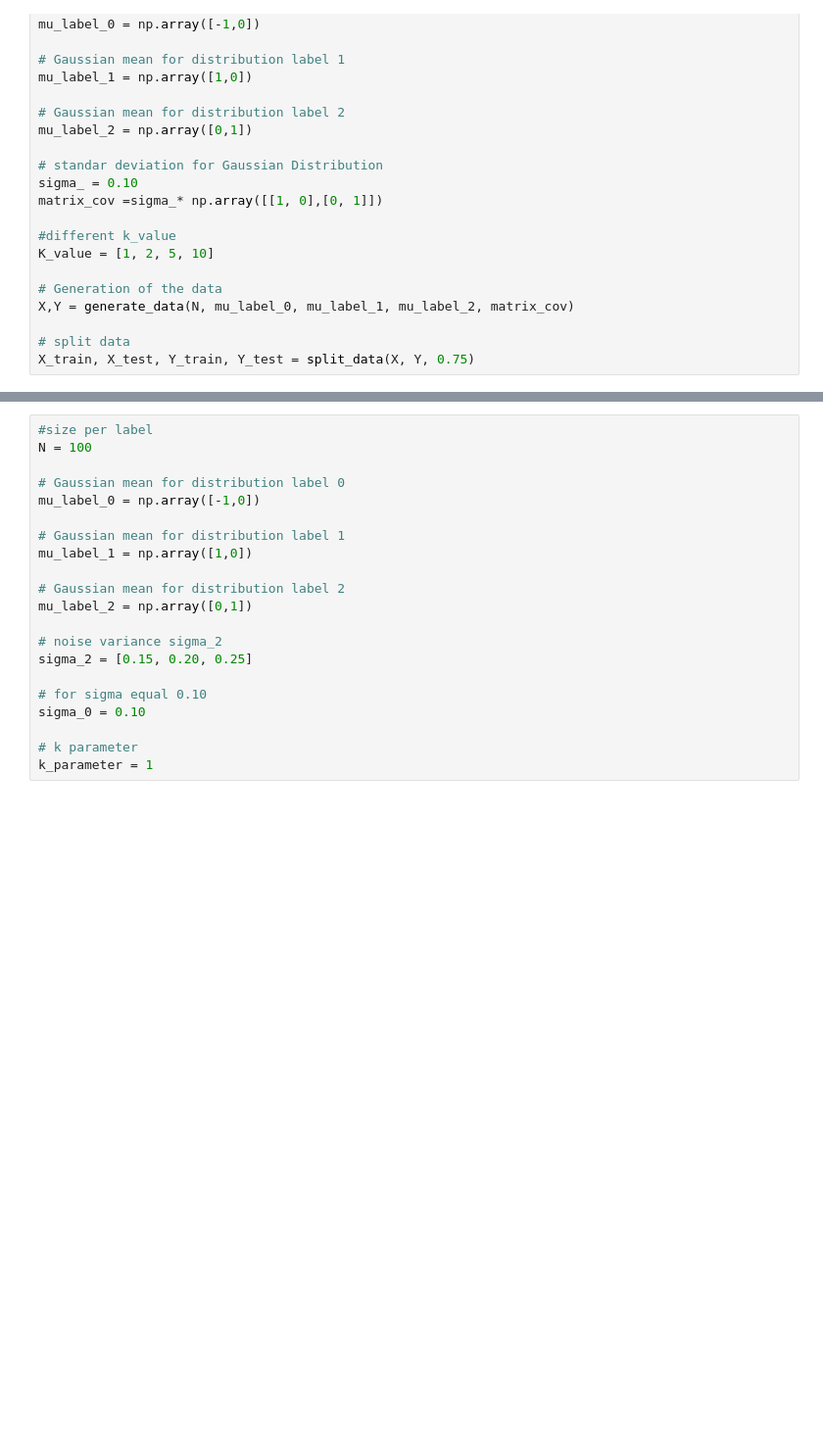
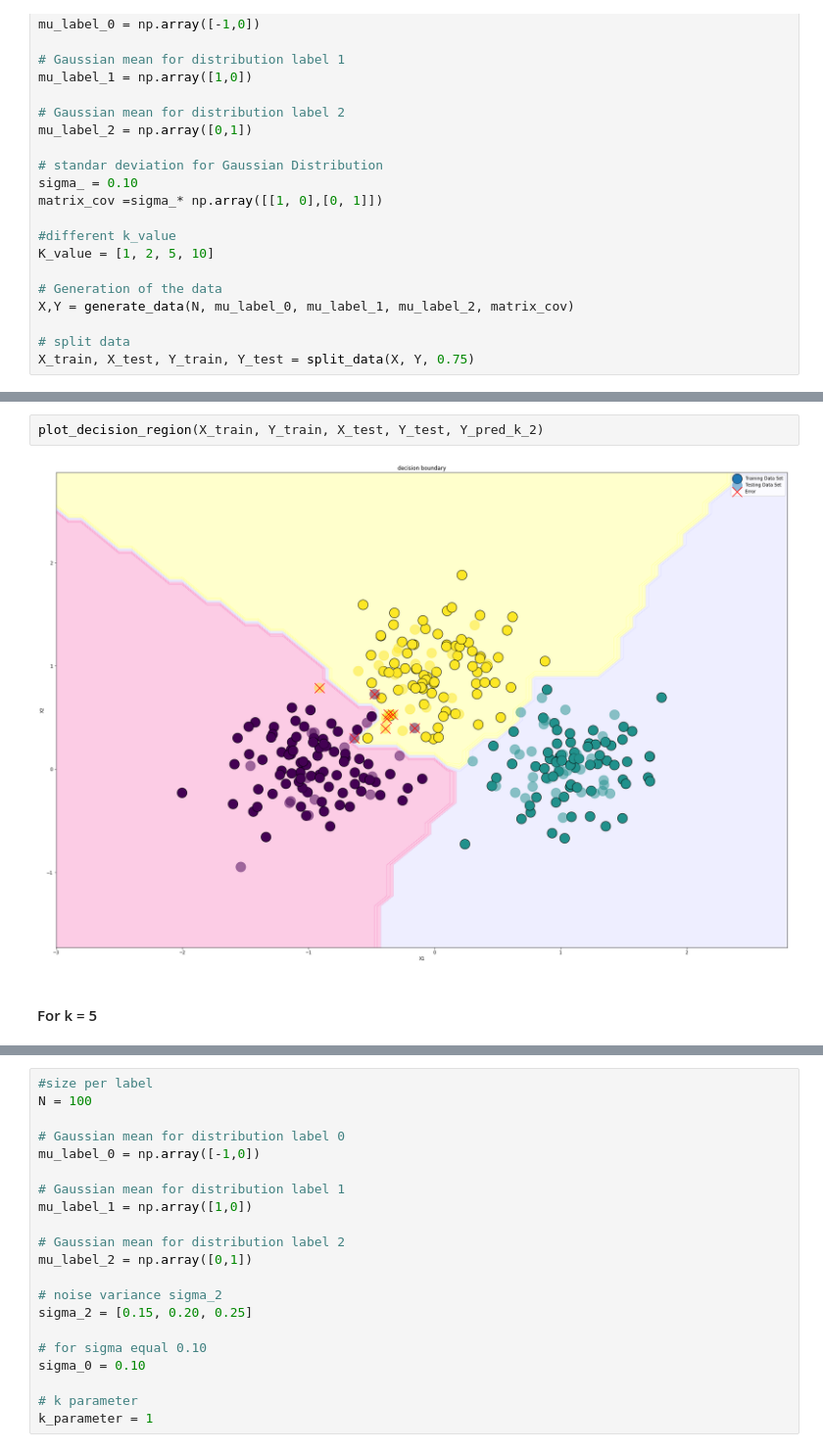
Before and after one commit to Panongbene/masster2IPP, a Jupyter notebook: TP_k_Nearest_Neighbors_Bounhar_Sawadogo_Yeh.ipynb, the cells around one changed output, grey strips where cells are left out. Shown at 98% size. Cells and saved outputs as stored; diff of their text form; blank space fills up the shorter version.

```diff
--- a/TP_k_Nearest_Neighbors_Bounhar_Sawadogo_Yeh.ipynb
+++ b/TP_k_Nearest_Neighbors_Bounhar_Sawadogo_Yeh.ipynb
@@ -206,0 +271,6 @@ for k in K_value:
+# %%
+plot_decision_region(X_train, Y_train, X_test, Y_test, Y_pred_k_2)
+# %% [output]
+[figure, added]
+# %% [markdown]
+#### For k = 5
```
Also changed, not shown: parts of 92 cells of this notebook.
